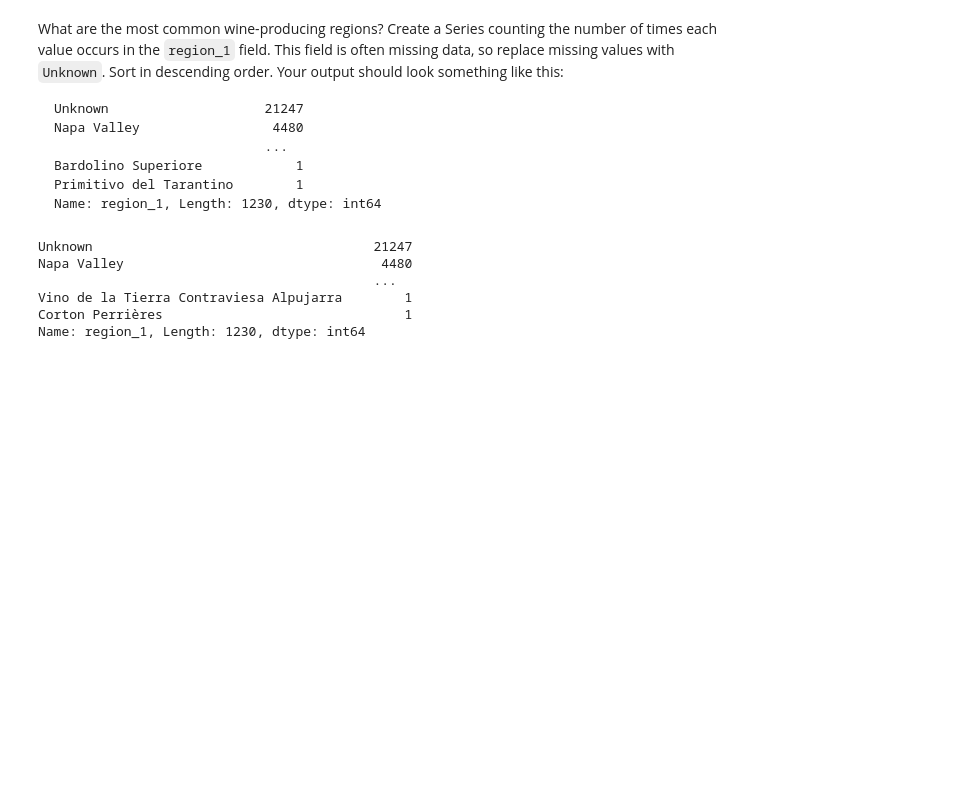
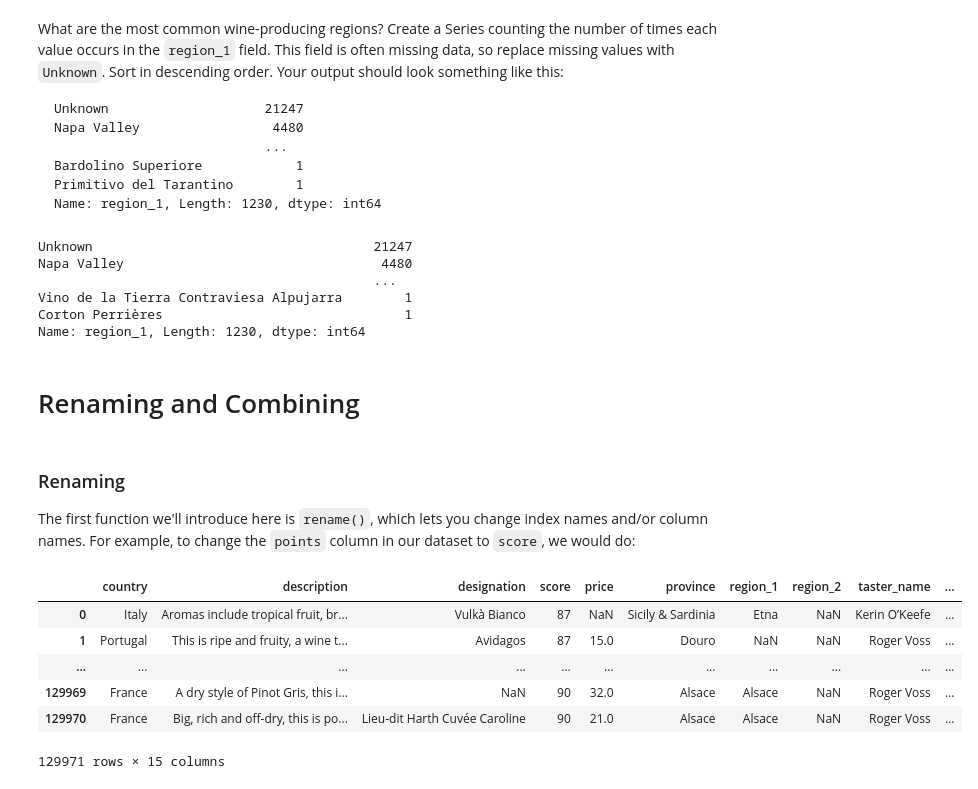
Before and after one commit to Shahid1993/python-learning-notebooks, a Jupyter notebook: Pandas.ipynb, the cells around one changed output. Drawn from its saved outputs; the diff is of its cells as text; code cells hidden in the pictures; blank space fills up the shorter version.

Commit message:
Renaming and Combining in Pandas

```diff
--- a/Pandas.ipynb
+++ b/Pandas.ipynb
@@ -791,3 +791,18 @@ Napa Valley                                 4480
 Vino de la Tierra Contraviesa Alpujarra        1
 Corton Perrières                               1
 Name: region_1, Length: 1230, dtype: int64
+# %% [markdown]
+# Renaming and Combining
+# %% [markdown]
+### Renaming
+The first function we'll introduce here is `rename()`, which lets you change index names and/or column names. For example, to change the `points` column in our dataset to `score`, we would do:
+# %%
+wine_reviews.rename(columns={'points':'score'})
+# %% [output]
+|  | country | description | designation | score | price | province | region_1 | region_2 | taster_name | ... |
+| 0 | Italy | Aromas include tropical fruit, br... | Vulkà Bianco | 87 | NaN | Sicily & Sardinia | Etna | NaN | Kerin O’Keefe | ... |
+| 1 | Portugal | This is ripe and fruity, a wine t... | Avidagos | 87 | 15.0 | Douro | NaN | NaN | Roger Voss | ... |
+| ... | ... | ... | ... | ... | ... | ... | ... | ... | ... | ... |
+| 129969 | France | A dry style of Pinot Gris, this i... | NaN | 90 | 32.0 | Alsace | Alsace | NaN | Roger Voss | ... |
+| 129970 | France | Big, rich and off-dry, this is po... | Lieu-dit Harth Cuvée Caroline | 90 | 21.0 | Alsace | Alsace | NaN | Roger Voss | ... |
+129971 rows × 15 columns
```
Also changed, not shown: parts of 11 cells of this notebook, 2 other files.
